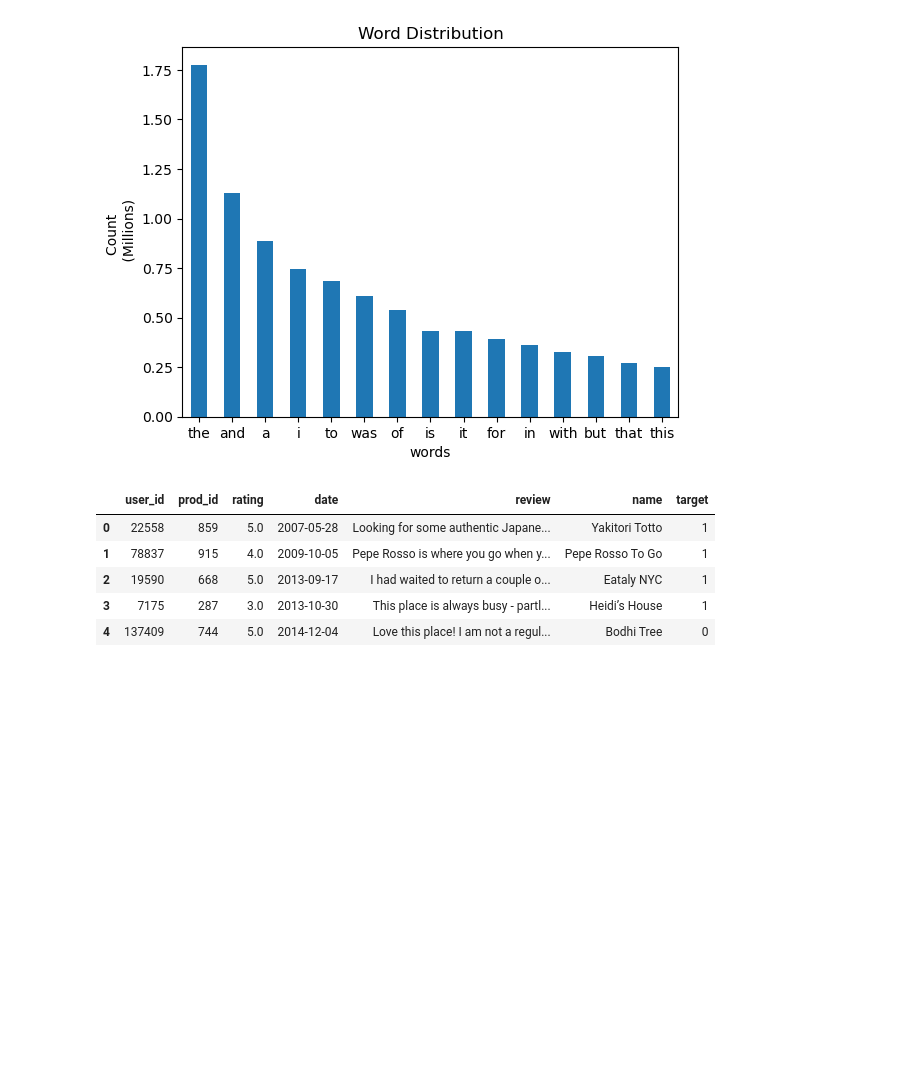
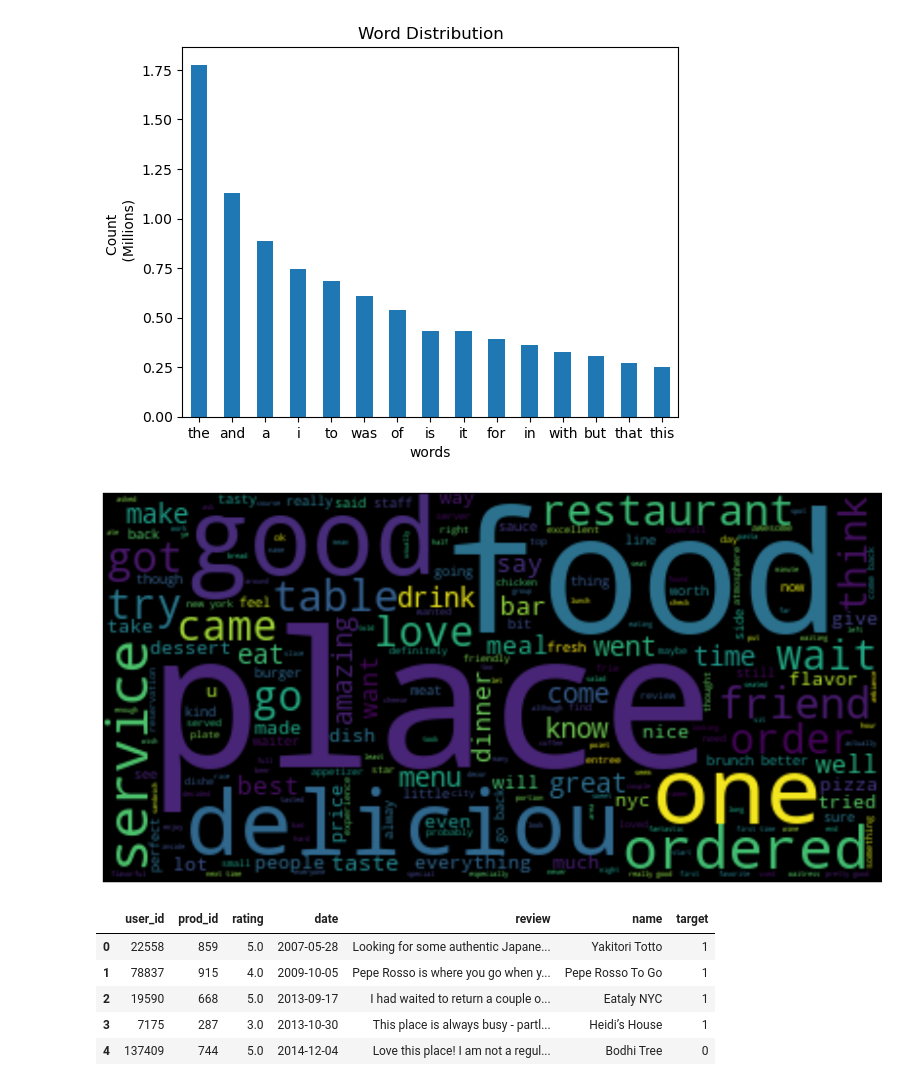
Before and after one commit to RedDragonfruit/Yelp_Near_Truth_Analysis, a Jupyter notebook: 02_Initial_model_and_testing.ipynb, the cells around one changed output. Saved outputs shown, nothing was run; the diff lists cells and outputs as text; code cells hidden in the pictures; blank space fills up the shorter version.

```diff
--- a/02_Initial_model_and_testing.ipynb
+++ b/02_Initial_model_and_testing.ipynb
@@ -109,6 +108,20 @@ axes = top_15_words_first_ver.plot(kind = "bar",
 plt.show();
 # %% [output]
 [figure]
+# %%
+all_rev_wo_punc
+listToStr = ' '.join(map(str, all_rev_wo_punc))
+# %%
+
+plt.subplots(figsize = (15,15))
+words = listToStr
+wordcloud= WordCloud().generate(words)
+plt.imshow(wordcloud, interpolation = 'bilinear')
+
+plt.axis('off')
+plt.show()
+# %% [output]
+[figure, added]
 # %%
 restaurants_df.head()
 # %% [output]
```
Also changed, not shown: parts of 77 cells of this notebook, 2 other files.
